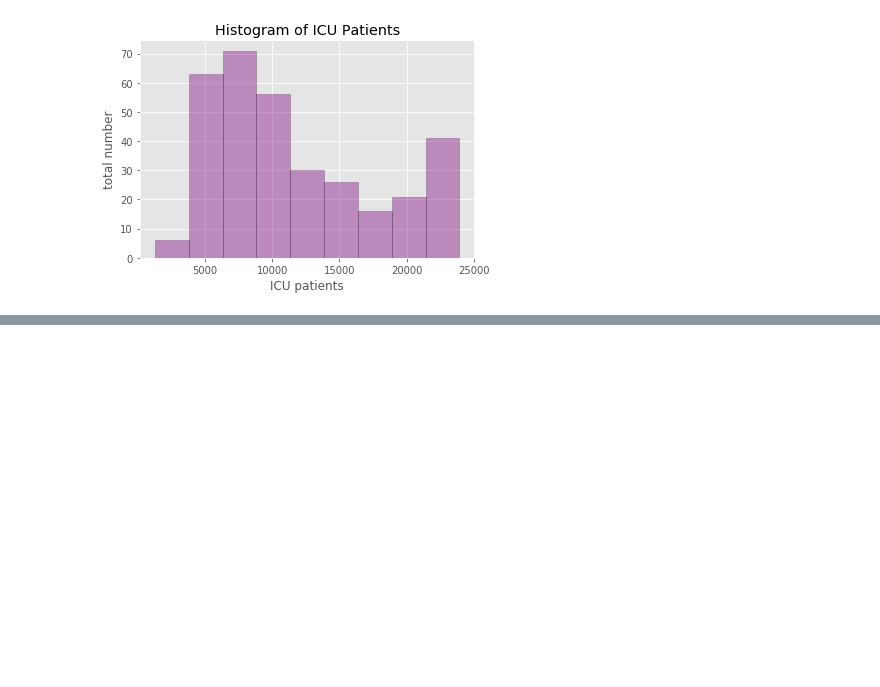
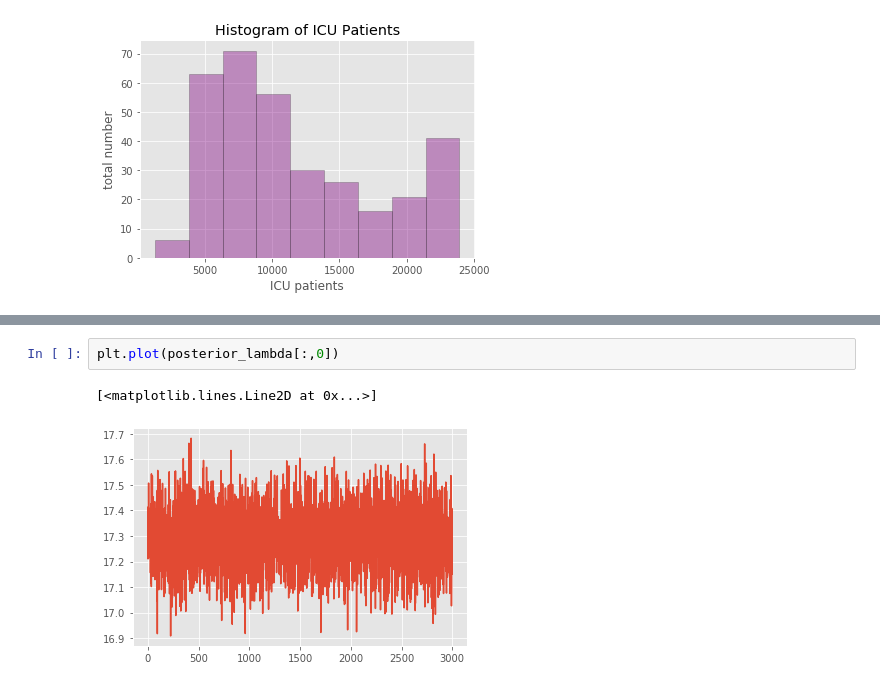
Before and after one commit to GerardoDiana/covid19-infection-rate, a Jupyter notebook: CovidCountModel2.ipynb, the cells around one changed output, grey strips where cells are left out. Cells and saved outputs as stored; diff of their text form; blank space fills up the shorter version.

```diff
--- a/CovidCountModel2.ipynb
+++ b/CovidCountModel2.ipynb
@@ -99,0 +211,5 @@ From this, I obtain the full conditionals:
+# %%
+plt.plot(posterior_lambda[:,0])
+# %% [output]
+[<matplotlib.lines.Line2D at 0x...>]
+[figure, added]
```
Also changed, not shown: parts of 15 cells of this notebook, 1 other file.
